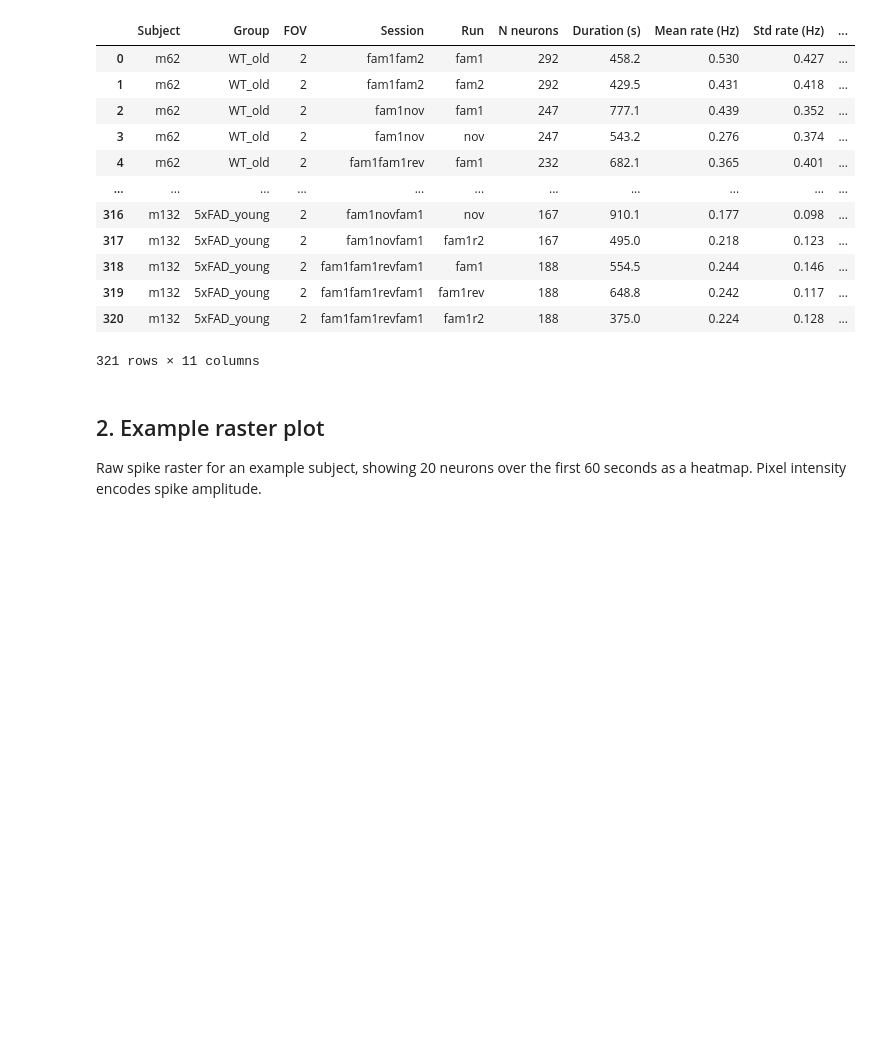
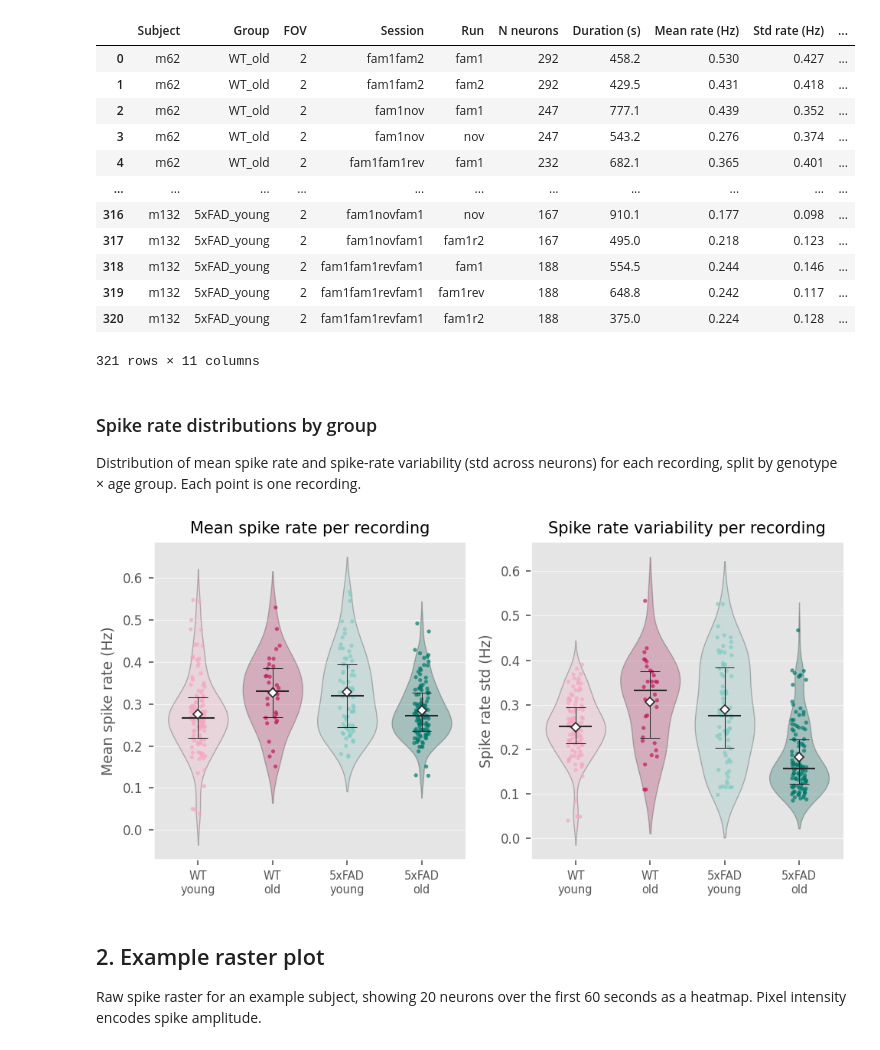
Before and after one commit to elena-faillace/manifold-remapping, a Jupyter notebook: notebooks/0.data_overview/02_neural_data_statistics.ipynb, the cells around one changed output. Saved outputs shown, nothing was run; the diff lists cells and outputs as text; code cells hidden in the pictures; blank space fills up the shorter version.

Commit message:
neural data stats added

```diff
--- a/notebooks/0.data_overview/02_neural_data_statistics.ipynb
+++ b/notebooks/0.data_overview/02_neural_data_statistics.ipynb
@@ -51,7 +51,7 @@ for subject in mice.get_all_subjects():
     for fov in mice.get_available_fovs(subject):
         for session in mice.get_available_sessions(subject, fov):
             for run in mice.get_available_runs(subject, fov, session):
-                spikes_b, phi_b, time_b, (cell_ids, _) = mice.load_spikes_binned(
+                spikes_b, phi_b, time_b, (cell_ids, _) = mice.load_spikes(
                     subject, fov, session, run,
                     only_moving=ONLY_MOVING, bins_compress=BINS_COMPRESS,
                 )
@@ -96,6 +96,56 @@ Total recordings: 321
 | 319 | m132 | 5xFAD_young | 2 | fam1fam1revfam1 | fam1rev | 188 | 648.8 | 0.242 | 0.117 | ... |
 | 320 | m132 | 5xFAD_young | 2 | fam1fam1revfam1 | fam1r2 | 188 | 375.0 | 0.224 | 0.128 | ... |
 321 rows × 11 columns
+# %% [markdown]
+### Spike rate distributions by group
+
+Distribution of mean spike rate and spike-rate variability (std across neurons) for each recording, split by genotype × age group. Each point is one recording.
+# %%
+fig, axes = plt.subplots(1, 2, figsize=(PlotStyle.FULL_WIDTH, 3.5))
+
+for ax, col, label in zip(
+    axes,
+    ["Mean rate (Hz)", "Std rate (Hz)"],
+    ["Mean spike rate (Hz)", "Spike rate std (Hz)"],
+):
+    sns.violinplot(
+        data=df_rec, x="Group", y=col, hue="Group",
+        order=GROUP_ORDER, palette=palette,
+        inner=None, alpha=0.3, ax=ax, legend=False,
+    )
+    sns.stripplot(
+        data=df_rec, x="Group", y=col, hue="Group",
+        order=GROUP_ORDER, palette=palette,
+        size=2.5, alpha=0.7, jitter=True, ax=ax, legend=False,
+    )
+    # Overlay mean, Q25, median, Q75 for each group
+    for xi, group in enumerate(GROUP_ORDER):
+        vals = df_rec.loc[df_rec["Group"] == group, col]
+        q25, median, q75 = np.percentile(vals, [25, 50, 75])
+        mean = vals.mean()
+        hw = 0.22  # half-width of the stat lines
+        # IQR bar
+        ax.vlines(xi, q25, q75, color="0.15", linewidth=0.5, zorder=4)
+        # Q25 / Q75 caps
+        ax.hlines([q25, q75], xi - hw * 0.6, xi + hw * 0.6, color="0.15", linewidth=0.5, zorder=4)
+        # Median line
+        ax.hlines(median, xi - hw, xi + hw, color="0.15", linewidth=1, zorder=5)
+        # Mean diamond
+        ax.plot(xi, mean, marker="D", color="white", markeredgecolor="0.15",
+                markersize=4, zorder=6, markeredgewidth=0.8)
+
+    ax.set_xlabel("")
+    ax.set_ylabel(label)
+    ax.set_xticks(range(len(GROUP_ORDER)))
+    ax.set_xticklabels([g.replace("_", "\n") for g in GROUP_ORDER], fontsize=7)
+
+axes[0].set_title("Mean spike rate per recording")
+axes[1].set_title("Spike rate variability per recording")
+plt.tight_layout()
+fig.savefig(fig_path / "spike_rate_distributions.pdf")
+plt.show()
+# %% [output]
+[figure, added]
 # %% [markdown]
 ## 2. Example raster plot
 
```
Also changed, not shown: parts of 8 cells of this notebook, 5 other files.
